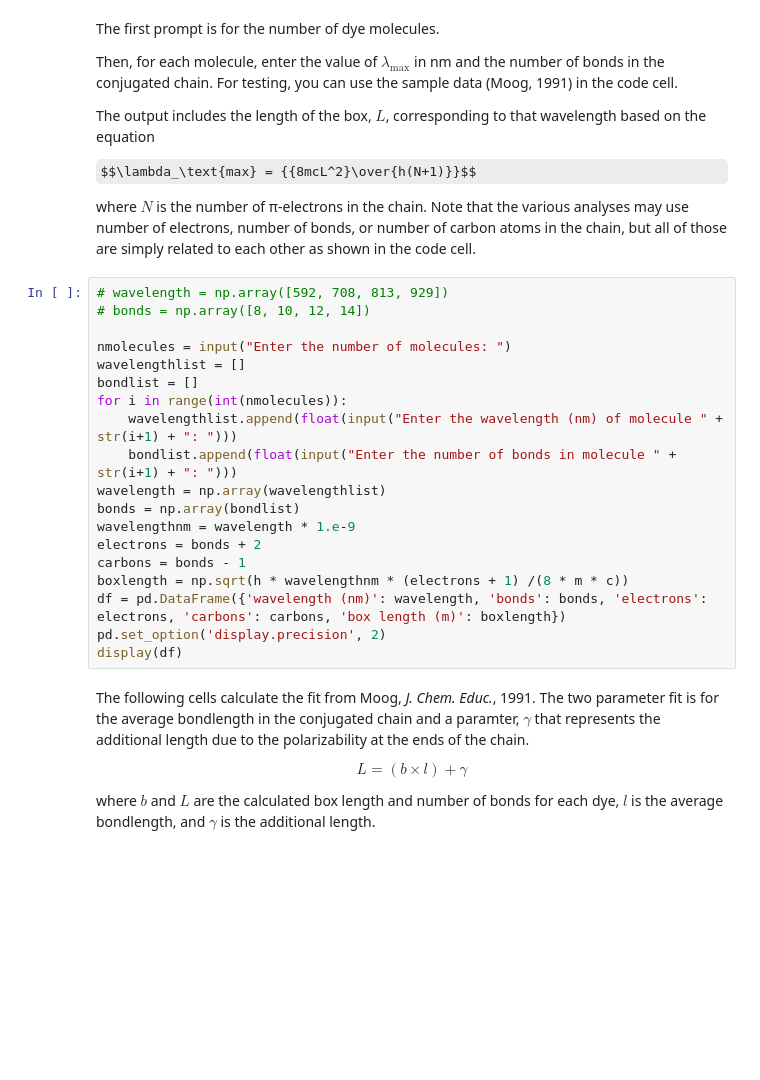
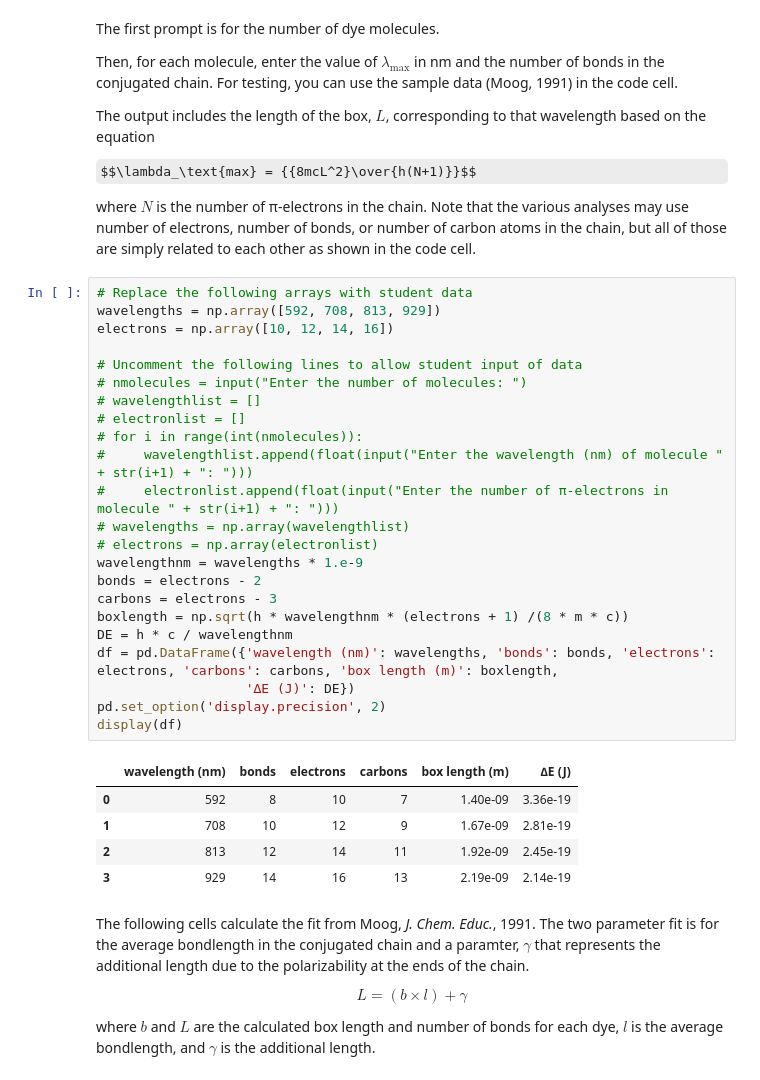
Before and after one commit to rwhitnell/cyaninedyes2025, a Jupyter notebook: dyes_part3.ipynb, the cells around one changed output. Cells and saved outputs as stored; diff of their text form; some formulas as TeX source; blank space fills up the shorter version.

Commit message:
Updated part 3 to use electrons instead of bonds and data arrays; checked part 4 for multiple consistencies with other data and models

```diff
--- a/dyes_part3.ipynb
+++ b/dyes_part3.ipynb
@@ -30,24 +30,34 @@ $$\lambda_\text{max} = {{8mcL^2}\over{h(N+1)}}$$
 
 where $N$ is the number of π-electrons in the chain. Note that the various analyses may use number of electrons, number of bonds, or number of carbon atoms in the chain, but all of those are simply related to each other as shown in the code cell.
 # %%
-# wavelength = np.array([592, 708, 813, 929])
-# bonds = np.array([8, 10, 12, 14])
+# Replace the following arrays with student data
+wavelengths = np.array([592, 708, 813, 929])
+electrons = np.array([10, 12, 14, 16])
 
-nmolecules = input("Enter the number of molecules: ")
-wavelengthlist = []
-bondlist = []
-for i in range(int(nmolecules)):
-    wavelengthlist.append(float(input("Enter the wavelength (nm) of molecule " + str(i+1) + ": ")))
-    bondlist.append(float(input("Enter the number of bonds in molecule " + str(i+1) + ": ")))
-wavelength = np.array(wavelengthlist)
-bonds = np.array(bondlist)
-wavelengthnm = wavelength * 1.e-9
-electrons = bonds + 2
-carbons = bonds - 1
+# Uncomment the following lines to allow student input of data
+# nmolecules = input("Enter the number of molecules: ")
+# wavelengthlist = []
+# electronlist = []
+# for i in range(int(nmolecules)):
+#     wavelengthlist.append(float(input("Enter the wavelength (nm) of molecule " + str(i+1) + ": ")))
+#     electronlist.append(float(input("Enter the number of π-electrons in molecule " + str(i+1) + ": ")))
+# wavelengths = np.array(wavelengthlist)
+# electrons = np.array(electronlist)
+wavelengthnm = wavelengths * 1.e-9
+bonds = electrons - 2
+carbons = electrons - 3
 boxlength = np.sqrt(h * wavelengthnm * (electrons + 1) /(8 * m * c))
-df = pd.DataFrame({'wavelength (nm)': wavelength, 'bonds': bonds, 'electrons': electrons, 'carbons': carbons, 'box length (m)': boxlength})
+DE = h * c / wavelengthnm
+df = pd.DataFrame({'wavelength (nm)': wavelengths, 'bonds': bonds, 'electrons': electrons, 'carbons': carbons, 'box length (m)': boxlength,
+                   '∆E (J)': DE})
 pd.set_option('display.precision', 2)
 display(df)
+# %% [output]
+|  | wavelength (nm) | bonds | electrons | carbons | box length (m) | ∆E (J) |
+| 0 | 592 | 8 | 10 | 7 | 1.40e-09 | 3.36e-19 |
+| 1 | 708 | 10 | 12 | 9 | 1.67e-09 | 2.81e-19 |
+| 2 | 813 | 12 | 14 | 11 | 1.92e-09 | 2.45e-19 |
+| 3 | 929 | 14 | 16 | 13 | 2.19e-09 | 2.14e-19 |
 # %% [markdown]
 The following cells calculate the fit from Moog, *J. Chem. Educ.*, 1991. The two parameter fit is for the average bondlength in the conjugated chain and a paramter, $\gamma$ that represents the additional length due to the polarizability at the ends of the chain.
 
```
Also changed, not shown: parts of 4 cells of this notebook, 1 other file.
